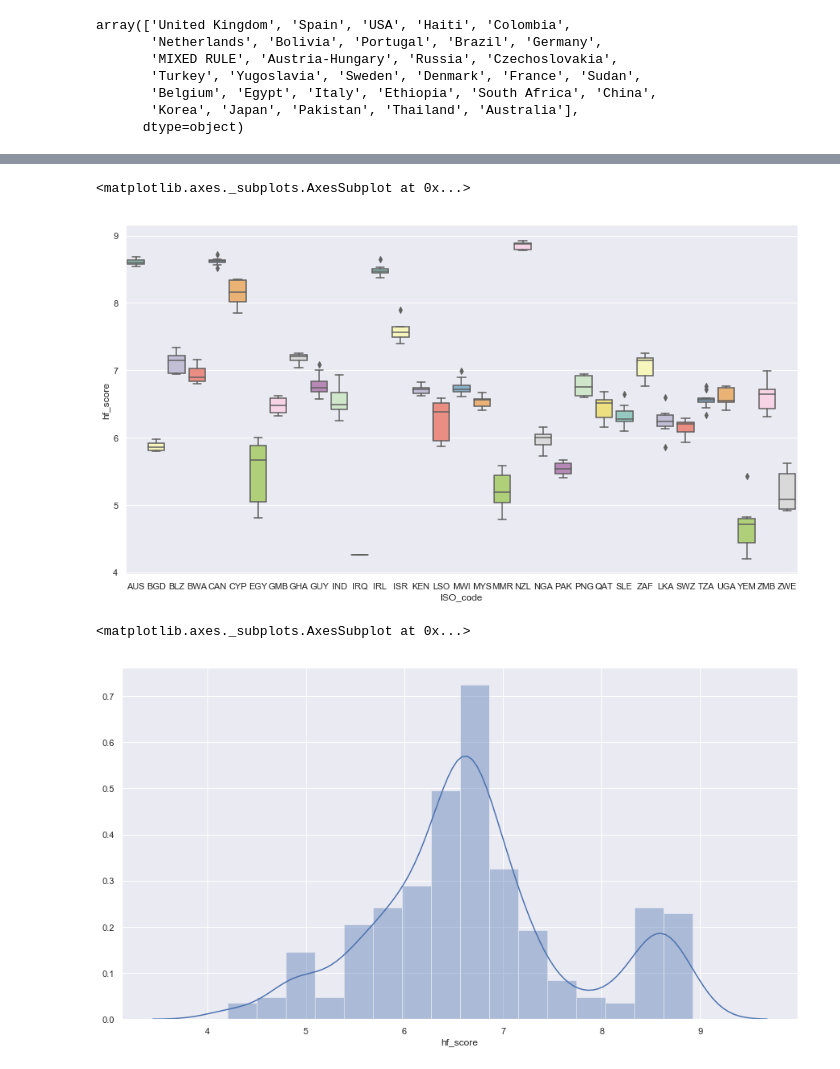
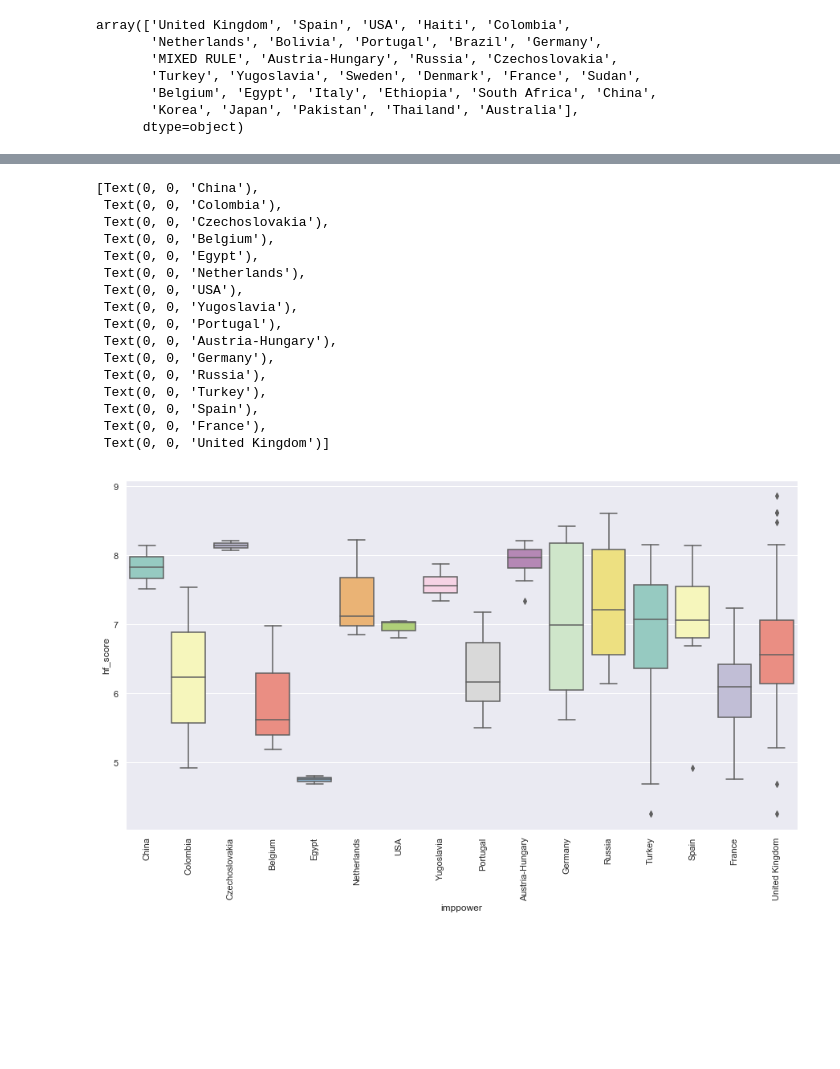
Before and after one commit to vaidehidalmia/human-freedom-index, a Jupyter notebook: notebooks/hf_colonies EDA.ipynb, the cells around one changed output, grey strips where cells are left out. Drawn from its saved outputs; the diff is of its cells as text; code cells hidden in the pictures; blank space fills up the shorter version.

```diff
--- a/notebooks/hf_colonies EDA.ipynb
+++ b/notebooks/hf_colonies EDA.ipynb
@@ -20,4 +20,5 @@ pd.set_option('display.width', 1000)
 - Wimmer and Min (2006) – “From empire to nation-state: Explaining war in the modern world, 1816-2001”, American Sociological Review 71(6):867-897, 2006.
 # %%
 hf_df = pd.read_csv('../data/human_freedom.csv')
+hf_mean_df = pd.read_csv('../data/human_freedom_mean_score.csv')
 colonies_df = pd.read_csv('../data/temp.csv', sep=';')
@@ -93,0 +113,3 @@ uk_colonies
+# %%
+hf_mean_colonies_df = hf_mean_df.merge(colonies_df, left_on='countries', right_on='country').drop('country', axis=1)
+hf_mean_colonies_df
@@ -93,0 +162,4 @@ uk_colonies
+# %%
+colonies_count = hf_mean_colonies_df[hf_mean_colonies_df['imppower'] != 'MIXED RULE'].groupby(['imppower']).size().reset_index().rename(columns={0:'count'})
+multiple_colonies = list(colonies_count.loc[colonies_count['count'] > 1].sort_values('count')['imppower'])
+multiple_colonies
@@ -93,0 +185,2 @@ uk_colonies
+# %%
+multiple_colonies_df = hf_mean_colonies_df[hf_mean_colonies_df['imppower'].isin(multiple_colonies)]
@@ -94,11 +195,22 @@ uk_colonies
 # %%
 sns.set(rc={'figure.figsize':(15,8)})
-sns.boxplot(x="ISO_code", y="hf_score", data=hf_df[hf_df['countries'].isin(uk_colonies)], palette="Set3")
+ax = sns.boxplot(x="imppower", y="hf_score", data=multiple_colonies_df, palette="Set3", order=multiple_colonies)
+ax.set_xticklabels(ax.get_xticklabels(),rotation=90)
 # %% [output]
-<matplotlib.axes._subplots.AxesSubplot at 0x...>
+[Text(0, 0, 'China'),
+ Text(0, 0, 'Colombia'),
+ Text(0, 0, 'Czechoslovakia'),
+ Text(0, 0, 'Belgium'),
+ Text(0, 0, 'Egypt'),
+ Text(0, 0, 'Netherlands'),
+ Text(0, 0, 'USA'),
+ Text(0, 0, 'Yugoslavia'),
+ Text(0, 0, 'Portugal'),
+ Text(0, 0, 'Austria-Hungary'),
+ Text(0, 0, 'Germany'),
+ Text(0, 0, 'Russia'),
+ Text(0, 0, 'Turkey'),
+ Text(0, 0, 'Spain'),
+ Text(0, 0, 'France'),
+ Text(0, 0, 'United Kingdom')]
-[figure, old version]
+[figure, new version]
-# %%
-sns.distplot(hf_df[hf_df['countries'].isin(uk_colonies)]['hf_score'])
-# %% [output]
-<matplotlib.axes._subplots.AxesSubplot at 0x...>
-[figure, removed]
```
Also changed, not shown: parts of 38 cells of this notebook, 7 other files.
